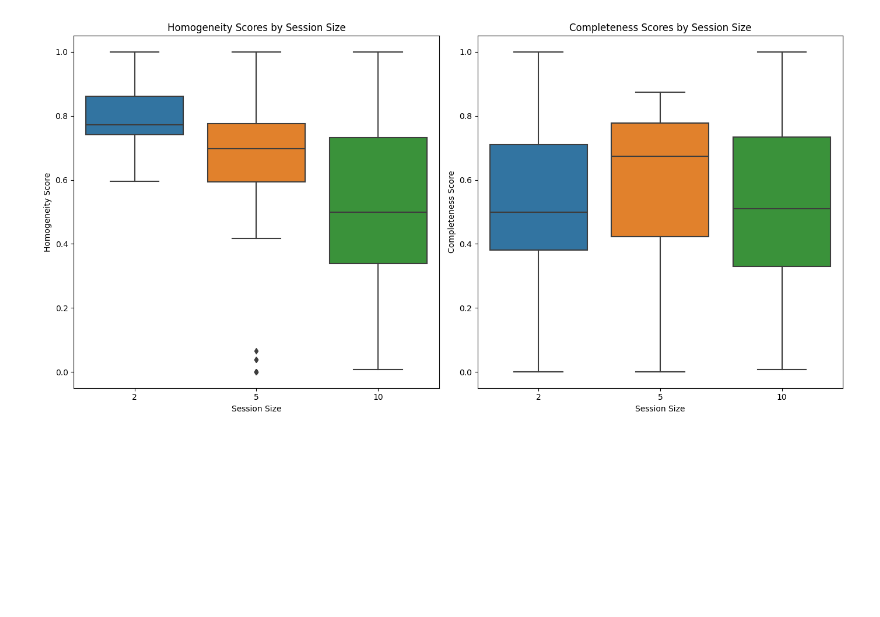
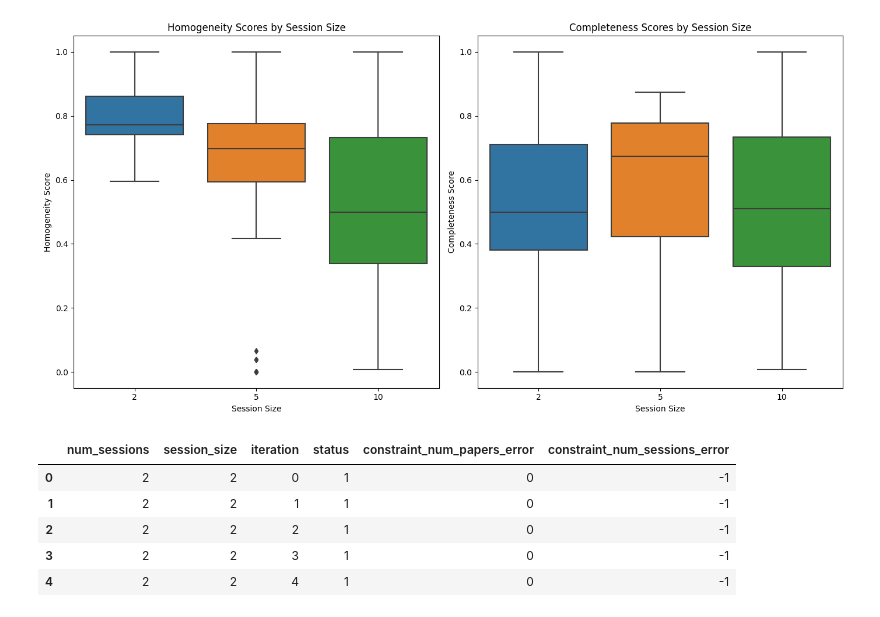
Before and after one commit to deddyjobson/llms-for-scheduling, a Jupyter notebook: 10_09_once_again.ipynb, the cells around one changed output. Drawn from its saved outputs; the diff is of its cells as text; code cells hidden in the pictures; blank space fills up the shorter version.

```diff
--- a/10_09_once_again.ipynb
+++ b/10_09_once_again.ipynb
@@ -649,0 +634,36 @@ df_error_rates = pd.DataFrame(data)#, columns=columns)
+# %%
+# Create a DataFrame to hold the information for EDA
+data = {
+    "num_sessions": [],
+    "session_size": [],
+    "iteration": [],
+    "status": [],
+    "constraint_num_papers_error": [],
+    "constraint_num_sessions_error": []
+}
+
+# Iterate over all_results to populate the DataFrame
+for k, v in all_results.items():
+    num_sessions, session_size, iteration = k
+    gt, result, status = v
+    data["num_sessions"].append(num_sessions)
+    data["session_size"].append(session_size)
+    data["iteration"].append(iteration)
+    data["status"].append(status)
+
+    if status == 1:  # Only if the result is valid
+        data["constraint_num_papers_error"].append(result[1]['constraint_num_papers_error'])
+        data["constraint_num_sessions_error"].append(result[1]['constraint_num_sessions_error'])
+    else:
+        data["constraint_num_papers_error"].append(None)
+        data["constraint_num_sessions_error"].append(None)
+
+results_df = pd.DataFrame(data)
+results_df.head()
+# %% [output]
+|  | num_sessions | session_size | iteration | status | constraint_num_papers_error | constraint_num_sessions_error |
+| 0 | 2 | 2 | 0 | 1 | 0 | -1 |
+| 1 | 2 | 2 | 1 | 1 | 0 | -1 |
+| 2 | 2 | 2 | 2 | 1 | 0 | -1 |
+| 3 | 2 | 2 | 3 | 1 | 0 | -1 |
+| 4 | 2 | 2 | 4 | 1 | 0 | -1 |
```
Also changed, not shown: parts of 6 cells of this notebook, 1 other file.
